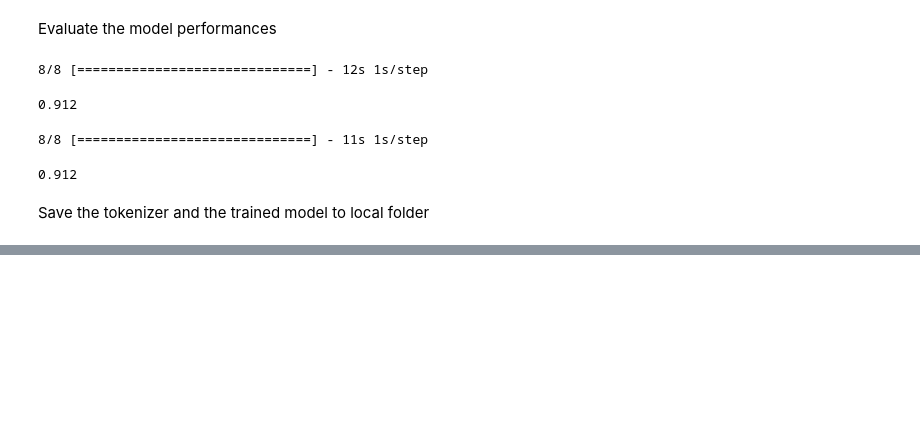
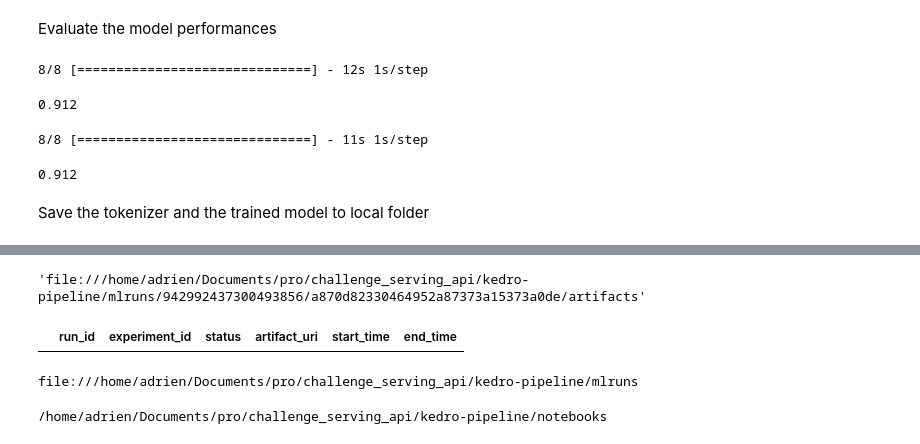
Before and after one commit to Dahll/challenge_serving_api, a Jupyter notebook: kedro-pipeline/notebooks/sentiment-analysis.ipynb, the cells around one changed output, grey strips where cells are left out. Cells and saved outputs as stored; diff of their text form; code cells hidden in the pictures; blank space fills up the shorter version.

Commit message:
Add api and update pipelines

```diff
--- a/kedro-pipeline/notebooks/sentiment-analysis.ipynb
+++ b/kedro-pipeline/notebooks/sentiment-analysis.ipynb
@@ -188,0 +208,5 @@ model.save_pretrained('out/')
+# %%
+import mlflow
+
+# Obtenez les runs pour l'expérience active (changez l'expérience si nécessaire)
+mlflow.set_tracking_uri("file:///home/adrien/Documents/pro/challenge_serving_api/kedro-pipeline/mlruns")
@@ -188,0 +243,20 @@ model.save_pretrained('out/')
+# %%
+run_id = "a870d82330464952a87373a15373a0de"
+# Get the specific run's details
+run = mlflow.get_run(run_id)
+run.info.artifact_uri
+# %% [output]
+'file:///home/adrien/Documents/pro/challenge_serving_api/kedro-pipeline/mlruns/942992437300493856/a870d82330464952a87373a15373a0de/artifacts'
+# %%
+mlflow.search_runs()
+# %% [output]
+|  | run_id | experiment_id | status | artifact_uri | start_time | end_time |
+# %%
+print(mlflow.get_tracking_uri())
+# %% [output]
+file:///home/adrien/Documents/pro/challenge_serving_api/kedro-pipeline/mlruns
+# %%
+import pathlib
+print(pathlib.Path().absolute())
+# %% [output]
+/home/adrien/Documents/pro/challenge_serving_api/kedro-pipeline/notebooks
```
Also changed, not shown: parts of 6 cells of this notebook, 20 other files.
